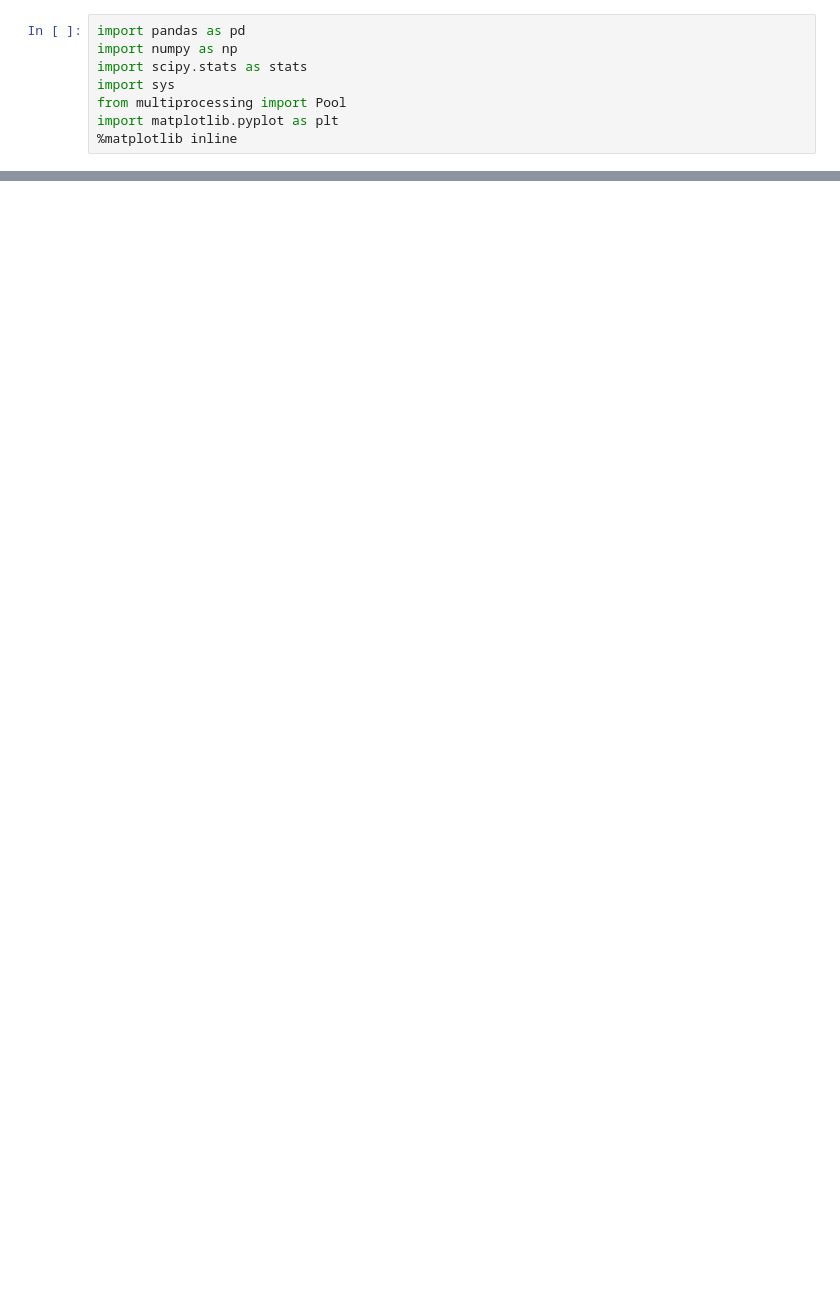
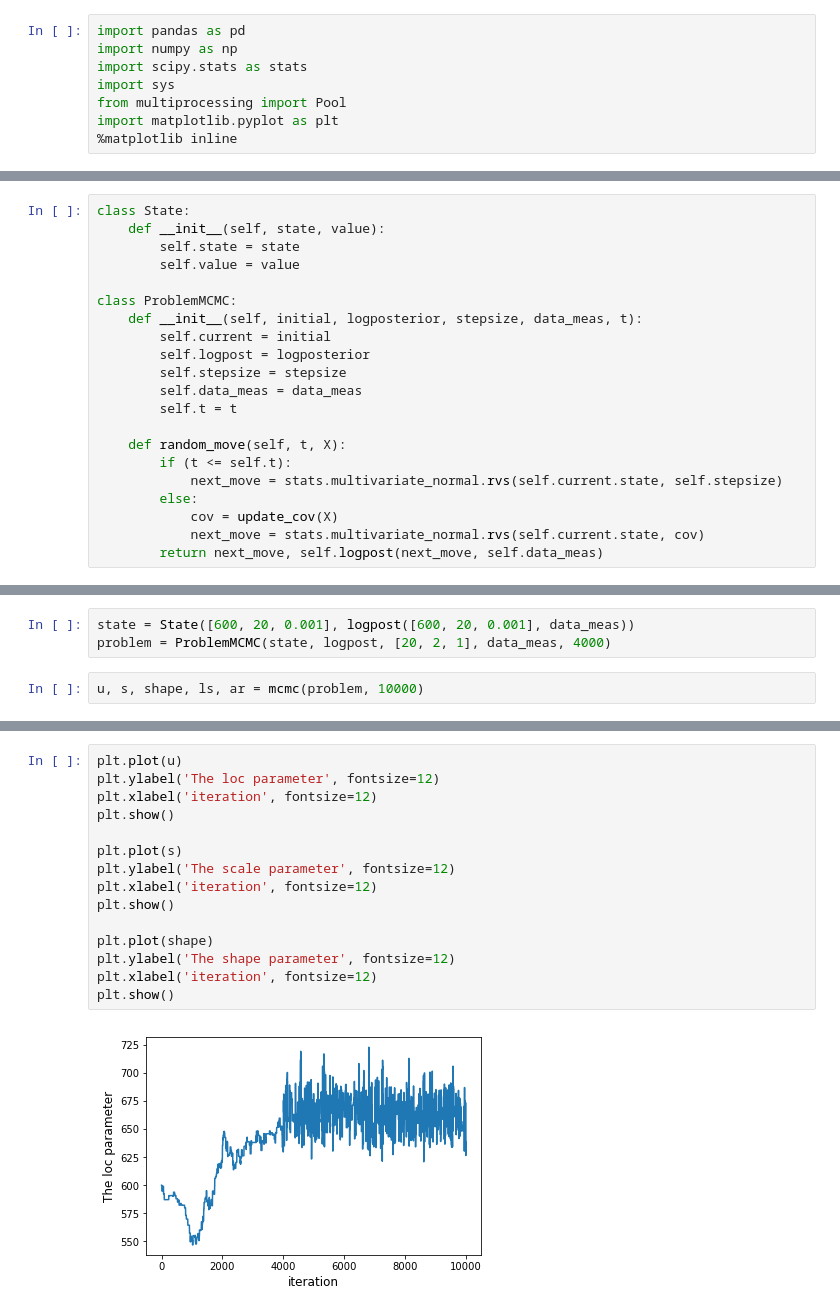
Before and after one commit to MingxuanZhang/MCMC_Tutorial, a Jupyter notebook: tutorial/part2/mcmc_tutorial_dist_fitting.ipynb, the cells around one changed output, grey strips where cells are left out. Drawn from its saved outputs; the diff is of its cells as text; blank space fills up the shorter version.

```diff
--- a/tutorial/part2/mcmc_tutorial_dist_fitting.ipynb
+++ b/tutorial/part2/mcmc_tutorial_dist_fitting.ipynb
@@ -44,0 +89,21 @@ plt.show()
+# %%
+class State:
+    def __init__(self, state, value):
+        self.state = state
+        self.value = value
+
+class ProblemMCMC:
+    def __init__(self, initial, logposterior, stepsize, data_meas, t):
+        self.current = initial
+        self.logpost = logposterior
+        self.stepsize = stepsize
+        self.data_meas = data_meas
+        self.t = t
+
+    def random_move(self, t, X):
+        if (t <= self.t):
+            next_move = stats.multivariate_normal.rvs(self.current.state, self.stepsize)
+        else:
+            cov = update_cov(X)
+            next_move = stats.multivariate_normal.rvs(self.current.state, cov)
+        return next_move, self.logpost(next_move, self.data_meas)
@@ -44,0 +154,5 @@ plt.show()
+# %%
+state = State([600, 20, 0.001], logpost([600, 20, 0.001], data_meas))
+problem = ProblemMCMC(state, logpost, [20, 2, 1], data_meas, 4000)
+# %%
+u, s, shape, ls, ar = mcmc(problem, 10000)
@@ -44,0 +179,17 @@ plt.show()
+# %%
+plt.plot(u)
+plt.ylabel('The loc parameter', fontsize=12)
+plt.xlabel('iteration', fontsize=12)
+plt.show()
+
+plt.plot(s)
+plt.ylabel('The scale parameter', fontsize=12)
+plt.xlabel('iteration', fontsize=12)
+plt.show()
+
+plt.plot(shape)
+plt.ylabel('The shape parameter', fontsize=12)
+plt.xlabel('iteration', fontsize=12)
+plt.show()
+# %% [output]
+[figure, added]
```
Also changed, not shown: parts of 18 cells of this notebook.
